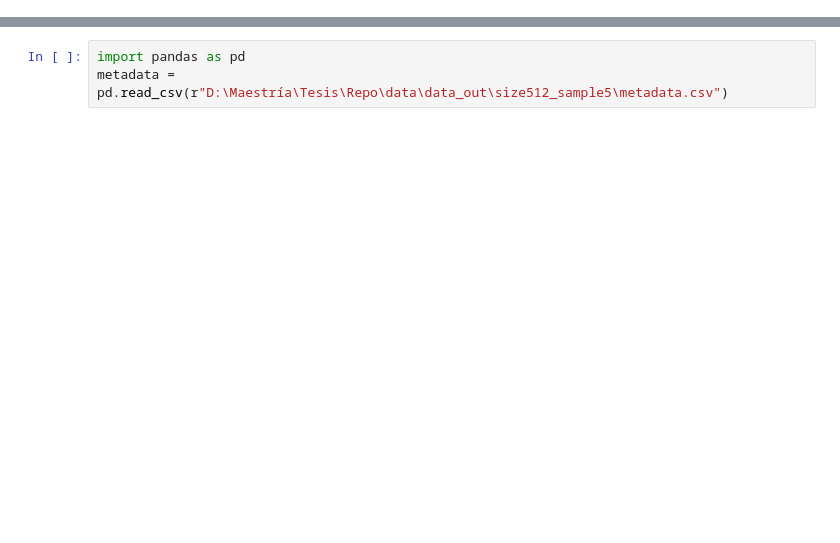
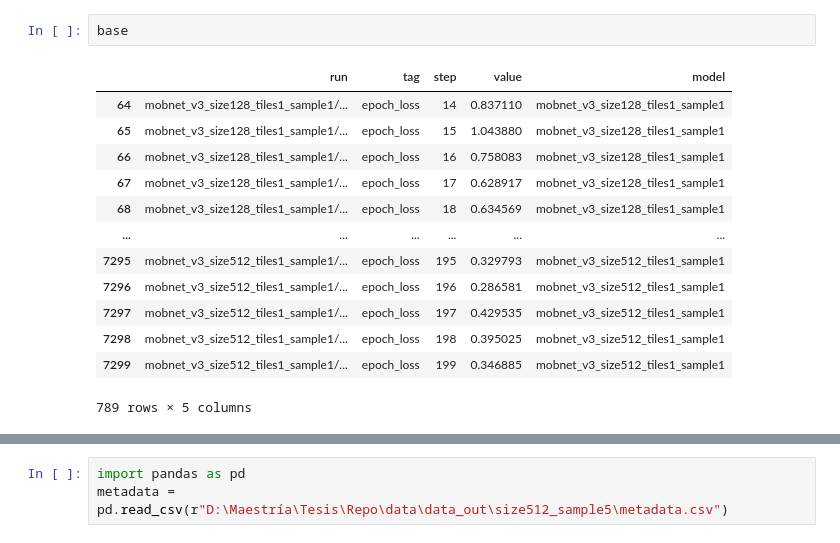
Before and after one commit to Queeno11/Satellite-Imagery-Income-Prediction, a Jupyter notebook: scripts/debug.ipynb, the cells around one changed output, grey strips where cells are left out. Cells and saved outputs as stored; diff of their text form; blank space fills up the shorter version.

```diff
--- a/scripts/debug.ipynb
+++ b/scripts/debug.ipynb
@@ -1,3 +116,19 @@
+# %%
+base
+# %% [output]
+|  | run | tag | step | value | model |
+| 64 | mobnet_v3_size128_tiles1_sample1/... | epoch_loss | 14 | 0.837110 | mobnet_v3_size128_tiles1_sample1 |
+| 65 | mobnet_v3_size128_tiles1_sample1/... | epoch_loss | 15 | 1.043880 | mobnet_v3_size128_tiles1_sample1 |
+| 66 | mobnet_v3_size128_tiles1_sample1/... | epoch_loss | 16 | 0.758083 | mobnet_v3_size128_tiles1_sample1 |
+| 67 | mobnet_v3_size128_tiles1_sample1/... | epoch_loss | 17 | 0.628917 | mobnet_v3_size128_tiles1_sample1 |
+| 68 | mobnet_v3_size128_tiles1_sample1/... | epoch_loss | 18 | 0.634569 | mobnet_v3_size128_tiles1_sample1 |
+| ... | ... | ... | ... | ... | ... |
+| 7295 | mobnet_v3_size512_tiles1_sample1/... | epoch_loss | 195 | 0.329793 | mobnet_v3_size512_tiles1_sample1 |
+| 7296 | mobnet_v3_size512_tiles1_sample1/... | epoch_loss | 196 | 0.286581 | mobnet_v3_size512_tiles1_sample1 |
+| 7297 | mobnet_v3_size512_tiles1_sample1/... | epoch_loss | 197 | 0.429535 | mobnet_v3_size512_tiles1_sample1 |
+| 7298 | mobnet_v3_size512_tiles1_sample1/... | epoch_loss | 198 | 0.395025 | mobnet_v3_size512_tiles1_sample1 |
+| 7299 | mobnet_v3_size512_tiles1_sample1/... | epoch_loss | 199 | 0.346885 | mobnet_v3_size512_tiles1_sample1 |
+789 rows × 5 columns
 # %%
 import importlib
 import pandas as pd
```
Also changed, not shown: parts of 45 cells of this notebook, 7 other files.
